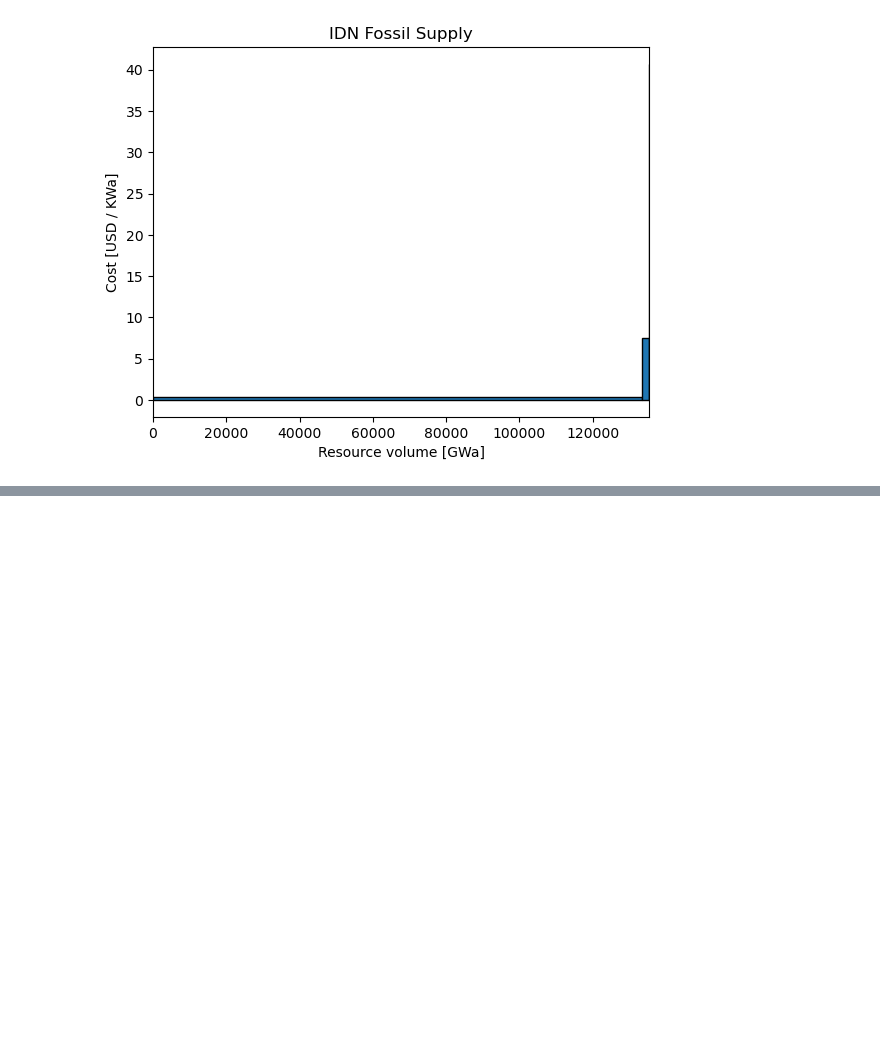
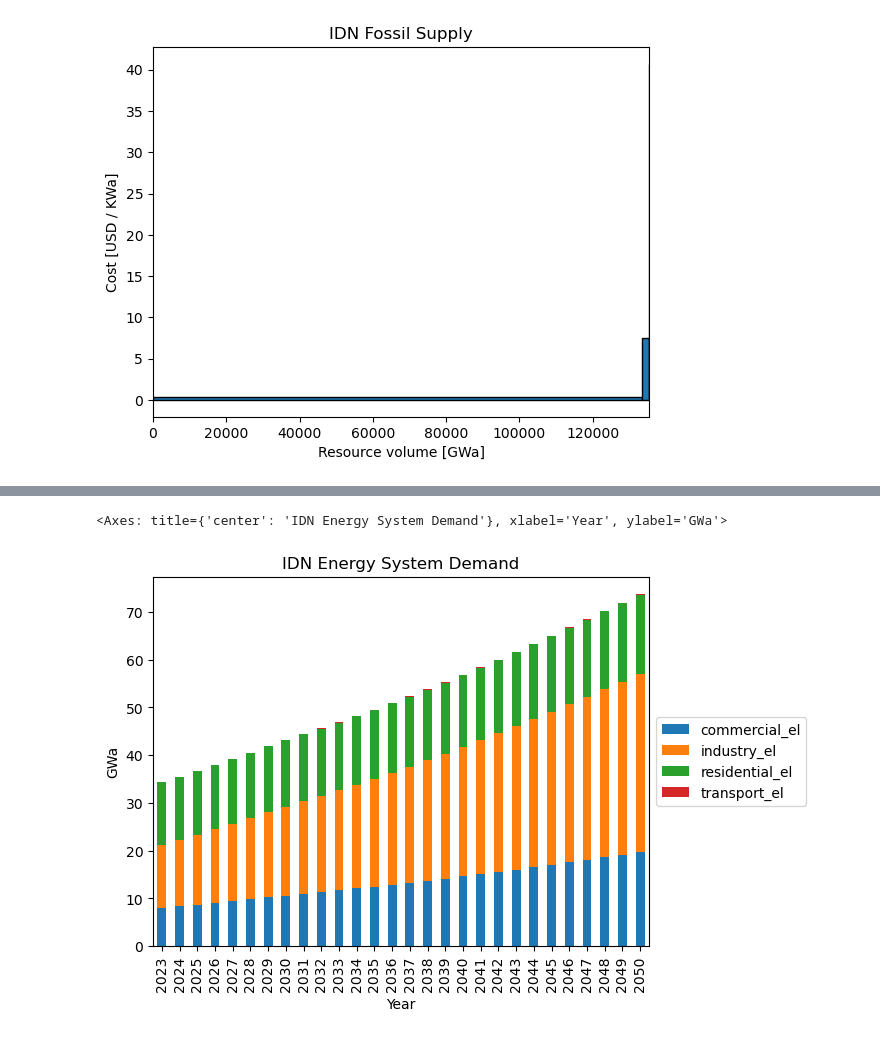
Before and after one commit to itangr31/messageix_indonesia_prototype, a Jupyter notebook: indonesia_baseline.ipynb, the cells around one changed output, grey strips where cells are left out. Saved outputs shown, nothing was run; the diff lists cells and outputs as text; code cells hidden in the pictures; blank space fills up the shorter version.

```diff
--- a/indonesia_baseline.ipynb
+++ b/indonesia_baseline.ipynb
@@ -737,0 +916,5 @@ rep.get("plot extraction")
+# %%
+rep.get('plot demand')
+# %% [output]
+<Axes: title={'center': 'IDN Energy System Demand'}, xlabel='Year', ylabel='GWa'>
+[figure, added]
```
Also changed, not shown: parts of 37 cells of this notebook.
